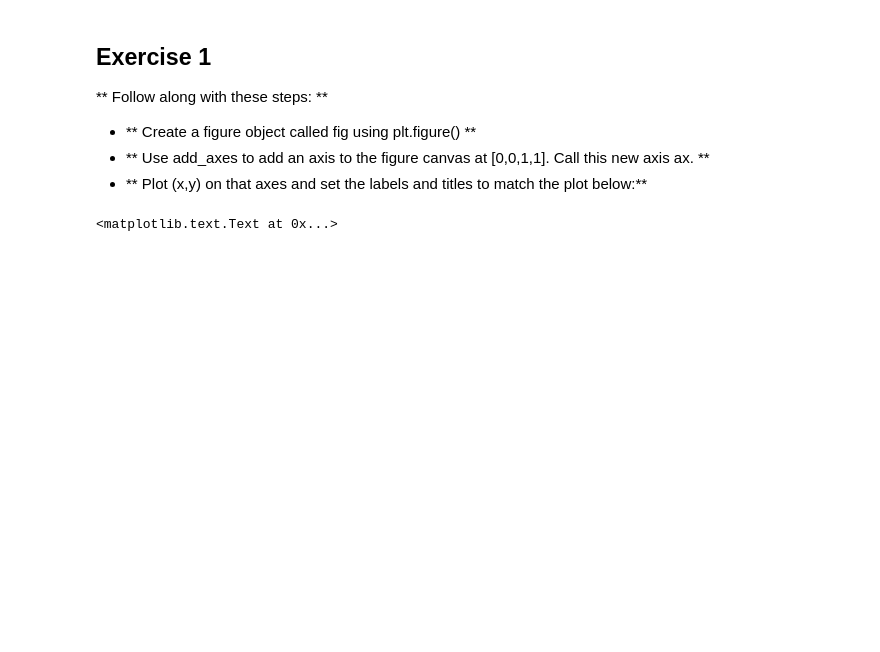
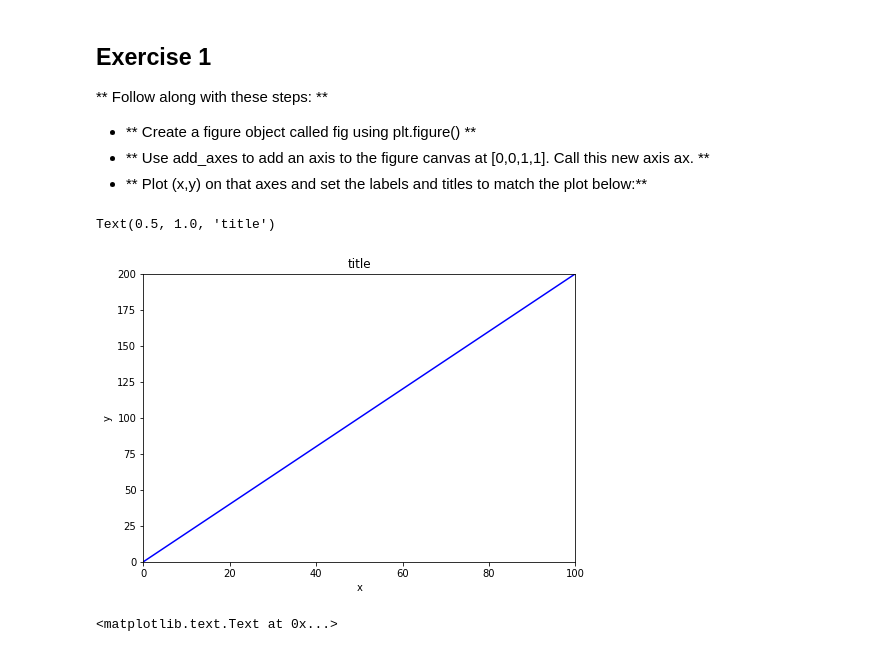
Before and after one commit to esraa-abdelmaksoud/Shai-Training-Notebooks, a Jupyter notebook: Matplotlib_Exercises.ipynb, the cells around one changed output. Drawn from its saved outputs; the diff is of its cells as text; code cells hidden in the pictures; blank space fills up the shorter version.

```diff
--- a/Matplotlib_Exercises.ipynb
+++ b/Matplotlib_Exercises.ipynb
@@ -33,6 +31,18 @@ Using matplotlib backend: agg
 * ** Create a figure object called fig using plt.figure() **
 * ** Use add_axes to add an axis to the figure canvas at [0,0,1,1]. Call this new axis ax. **
 * ** Plot (x,y) on that axes and set the labels and titles to match the plot below:**
+# %%
+fig = plt.figure()
+ax = fig.add_axes([0,0,1,1])
+plt.margins(x=0)
+plt.margins(y=0)
+plt.plot([0,100],[0,200],'b')
+plt.xlabel('x')
+plt.ylabel('y')
+plt.title('title')
+# %% [output]
+Text(0.5, 1.0, 'title')
+[figure, added]
 # %%
 fig = plt.figure()
 ax = add_axes([0,0,1,1])
```
Also changed, not shown: parts of 8 cells of this notebook.
